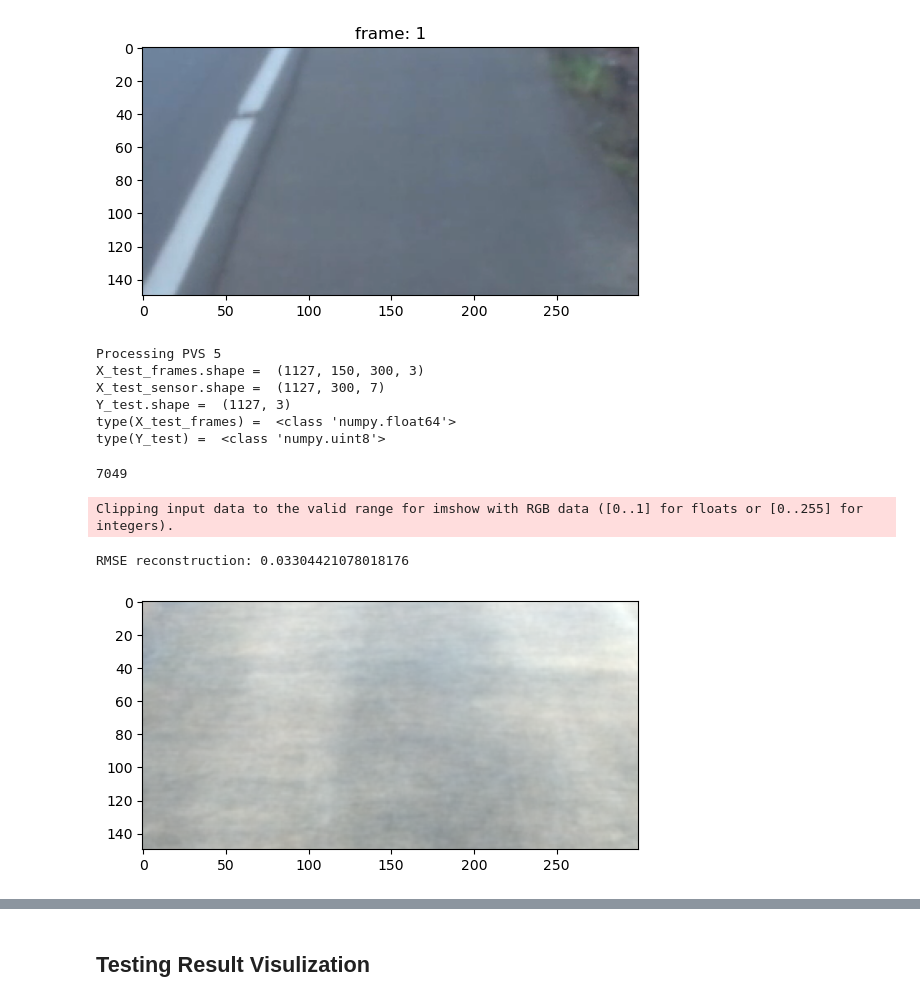
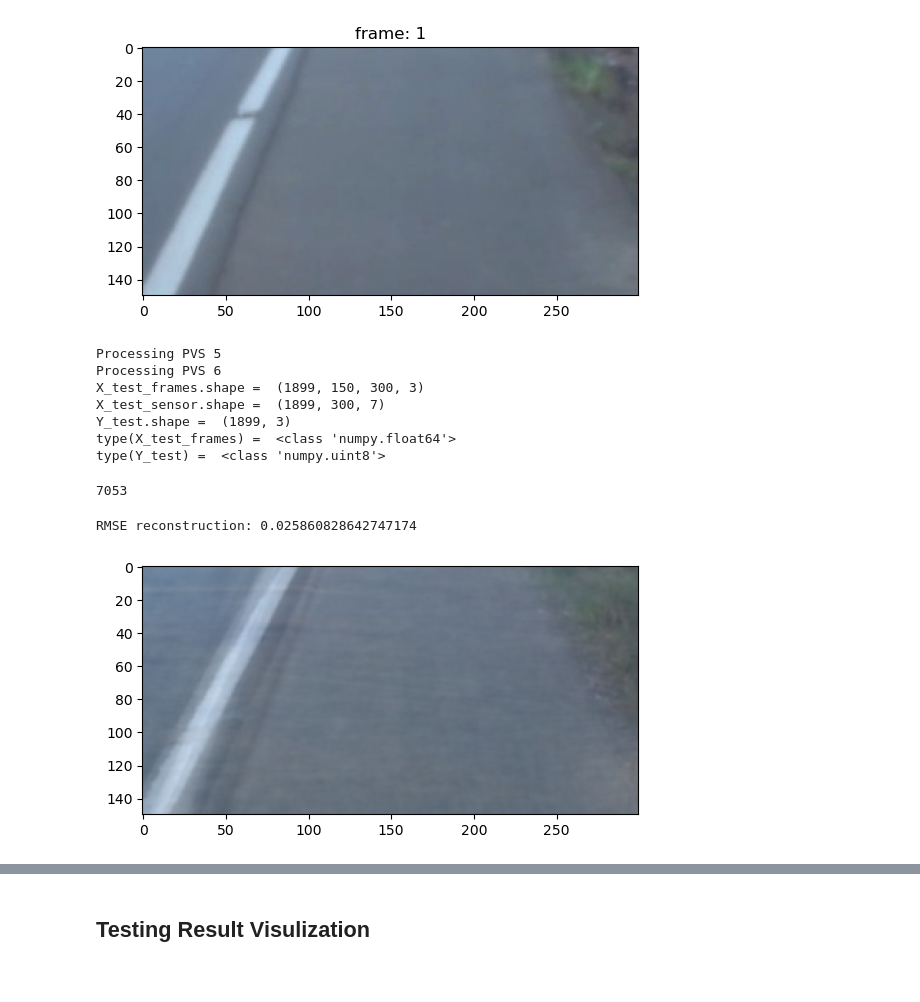
Before and after one commit to mx956/EECE568_ML_PVS_Project, a Jupyter notebook: Road_Surface_Type_Classification/road_classification_Matt.ipynb, the cells around one changed output, grey strips where cells are left out. Cells and saved outputs as stored; diff of their text form; code cells hidden in the pictures.

```diff
--- a/Road_Surface_Type_Classification/road_classification_Matt.ipynb
+++ b/Road_Surface_Type_Classification/road_classification_Matt.ipynb
@@ -76,8 +77,8 @@ datasets_loc = "E:/PVS_Datasets/"
 data_class_labels = ["dirt_road", "cobblestone_road", "asphalt_road"]
 
 # datasets to load {PVS_1, ..., PVS_9}
-DATASETS_TO_LOAD = [1]
-TESTSETS_TO_LOAD = [5]
+DATASETS_TO_LOAD = [1,2,3,7,8,9]
+TESTSETS_TO_LOAD = [5,6]
 
 # Video Processing
 FRAME_INTERVAL = 30
@@ -96,7 +97,7 @@ LAST_M = 300  # Number of sensor time samples to use before the frame = the numb
 # training and validation batch size
 BATCH_SZ = 4
 # epochs
-EPOCHS = 10
+EPOCHS = 12
 # %%
 if not MODEL_1D:
     REDUC_PCA = False
@@ -795,22 +839,22 @@ dict_keys(['sample_no', 'frame_no', 'timestamp', 'frame', 'label'])
 # %%
 # show some sample frames extracted from testsets
 which_testset = TESTSETS_TO_LOAD[0]
-frame_index = 1
-frame = testsets[f'pvs_{which_testset}']['sampled_video']['frame'][frame_index]
+display_frame_index = 1
+frame = testsets[f'pvs_{which_testset}']['sampled_video']['frame'][display_frame_index]
 print("frame.shape = ", frame.shape)
 print("type(frame[0][0][0]) = ", type(frame[0][0][0]))
 
 plt.figure()
 plt.imshow(frame)
-plt.title(f"frame: {frame_index}")
+plt.title(f"frame: {display_frame_index}")
 
-print(f"sample_no: {testsets[f'pvs_{which_testset}']['sampled_video']['sample_no'][frame_index]}")
-print(f"frame_no: {testsets[f'pvs_{which_testset}']['sampled_video']['frame_no'][frame_index]}")
-print(f"timestamp: {testsets[f'pvs_{which_testset}']['sampled_video']['timestamp'][frame_index]}")
-print(f"dirt_road: {testsets[f'pvs_{which_testset}']['sampled_video']['label'][frame_index][data_class_labels.index('dirt_road')]}")
-print(f"cobblestone_road: {testsets[f'pvs_{which_testset}']['sampled_video']['label'][frame_index][data_class_labels.index('cobblestone_road')]}")
-print(f"asphalt_road: {testsets[f'pvs_{which_testset}']['sampled_video']['label'][frame_index][data_class_labels.index('asphalt_road')]}")
-print("label type = ", type(testsets[f'pvs_{which_testset}']['sampled_video']['label'][frame_index][data_class_labels.index('dirt_road')]))
+print(f"sample_no: {testsets[f'pvs_{which_testset}']['sampled_video']['sample_no'][display_frame_index]}")
+print(f"frame_no: {testsets[f'pvs_{which_testset}']['sampled_video']['frame_no'][display_frame_index]}")
+print(f"timestamp: {testsets[f'pvs_{which_testset}']['sampled_video']['timestamp'][display_frame_index]}")
+print(f"dirt_road: {testsets[f'pvs_{which_testset}']['sampled_video']['label'][display_frame_index][data_class_labels.index('dirt_road')]}")
+print(f"cobblestone_road: {testsets[f'pvs_{which_testset}']['sampled_video']['label'][display_frame_index][data_class_labels.index('cobblestone_road')]}")
+print(f"asphalt_road: {testsets[f'pvs_{which_testset}']['sampled_video']['label'][display_frame_index][data_class_labels.index('asphalt_road')]}")
+print("label type = ", type(testsets[f'pvs_{which_testset}']['sampled_video']['label'][display_frame_index][data_class_labels.index('dirt_road')]))
 # %% [output]
 frame.shape =  (150, 300, 3)
 type(frame[0][0][0]) =  <class 'numpy.uint8'>
@@ -858,31 +902,31 @@ del testsets
 gc.collect()
 # %% [output]
 Processing PVS 5
-X_test_frames.shape =  (1127, 150, 300, 3)
-X_test_sensor.shape =  (1127, 300, 7)
-Y_test.shape =  (1127, 3)
+Processing PVS 6
+X_test_frames.shape =  (1899, 150, 300, 3)
+X_test_sensor.shape =  (1899, 300, 7)
+Y_test.shape =  (1899, 3)
 type(X_test_frames) =  <class 'numpy.float64'>
 type(Y_test) =  <class 'numpy.uint8'>
-7049
+7053
 # %%
 # Perform PCA if REDUC_PCA = True,
 # note that the PCA is only fitted with training and validation data
 if REDUC_PCA:
   n_frames, h, w, d = X_test_frames.shape
   X_test_frames = X_test_frames.reshape(n_frames, -1)
   X_test_pca = pca.transform(X_test_frames)
   X_test_recon = pca.inverse_transform(X_test_pca)
 
   print ("RMSE reconstruction:", get_rmse(X_test_frames, X_test_recon))
-  plt.imshow(X_test_recon[150].reshape([h,w,d]))
+  plt.imshow(X_test_recon[display_frame_index].reshape([h,w,d]))
 
   X_test_frames = X_test_pca
   del X_test_pca, X_test_recon
   gc.collect()
 # %% [output]
-Clipping input data to the valid range for imshow with RGB data ([0..1] for floats or [0..255] for integers).
+RMSE reconstruction: 0.025860828642747174
-RMSE reconstruction: 0.03304421078018176
-[figure, old version]
+[figure, new version]
 # %%
 # Stack frame data on sensor data
 if MODEL_1D:
```
Also changed, not shown: parts of 18 cells of this notebook.
